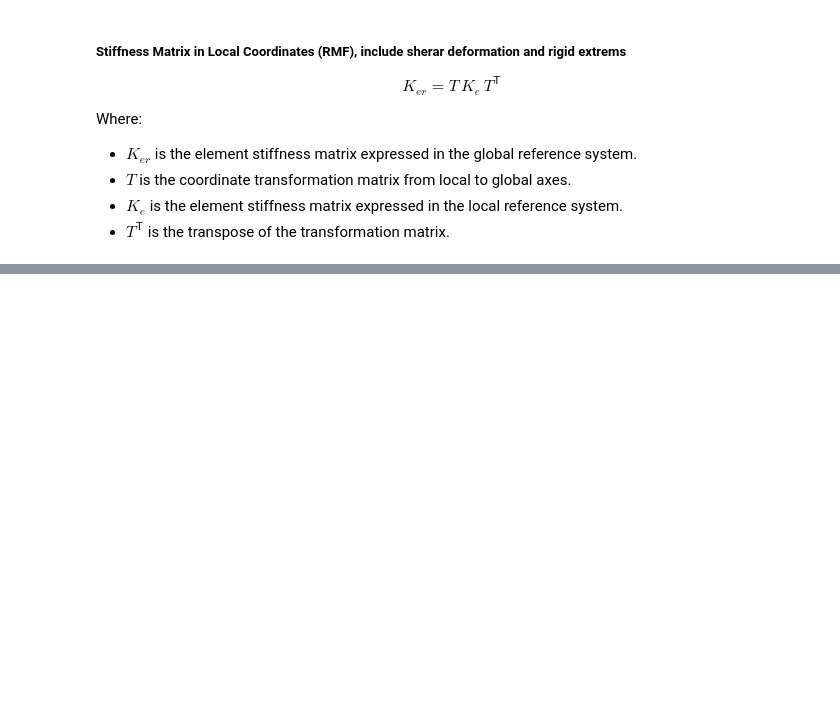
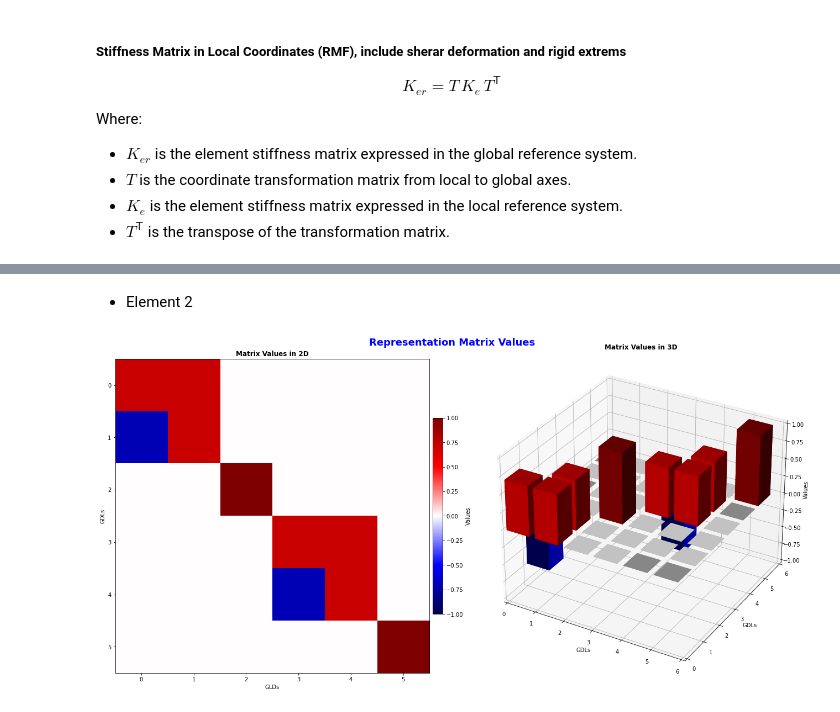
Before and after one commit to Normando1945/Repo_Maxtrix_Analisys, a Jupyter notebook: examples/Basic_Coding.ipynb, the cells around one changed output, grey strips where cells are left out. Saved outputs shown, nothing was run; the diff lists cells and outputs as text; code cells hidden in the pictures; blank space fills up the shorter version.

```diff
--- a/examples/Basic_Coding.ipynb
+++ b/examples/Basic_Coding.ipynb
@@ -534,0 +563,11 @@ plot3dF = D3matrixF.M_visual()
+# %% [markdown]
+* Element 2
+# %%
+Eleme2 = MF_K_T_L_Element2D(E = E, A = A, I = I, L = L, nu = u,
+                            f = f, dA = da, dB = db, thetha = thethaE2)
+KE2L = Eleme2.stiffness_matrix_MF_EI_AE_GAf_da_db()
+TE2 = Eleme2.transformation_matrix_2D()
+E2_visual = M_visual_2D_3D(TE2)
+E2_visual.M_visual()
+# %% [output]
+[figure, added]
```
Also changed, not shown: parts of 19 cells of this notebook, 1 other file.
